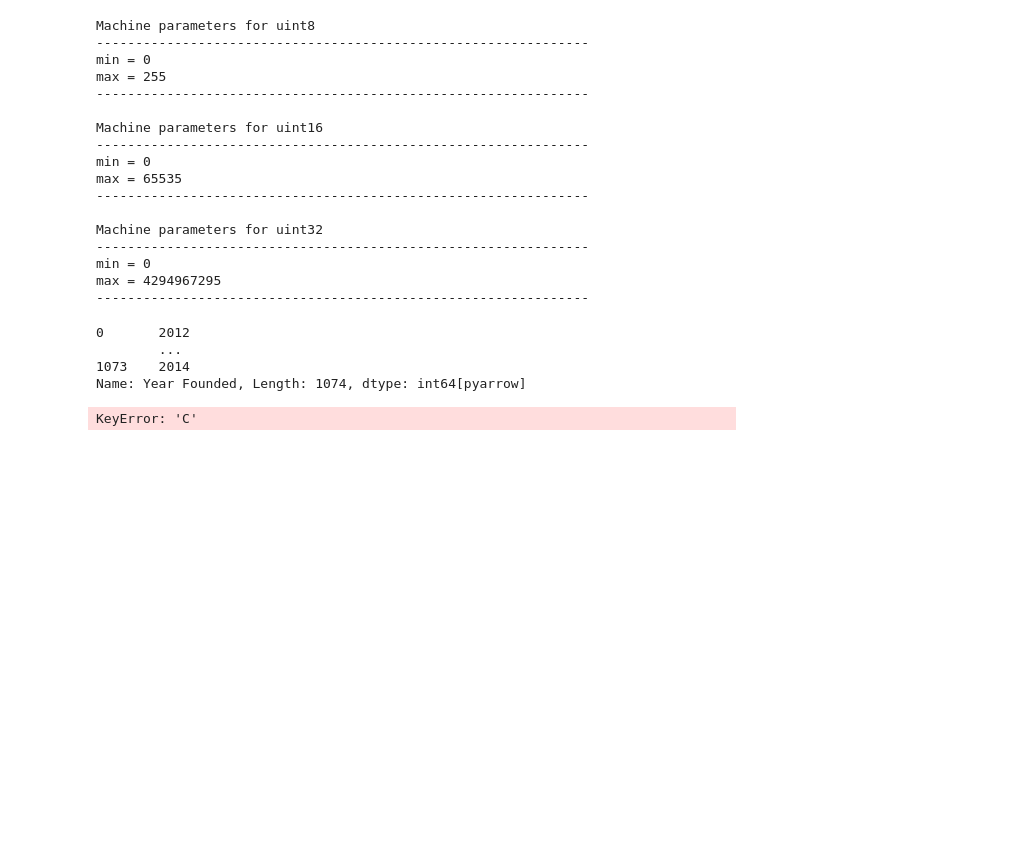
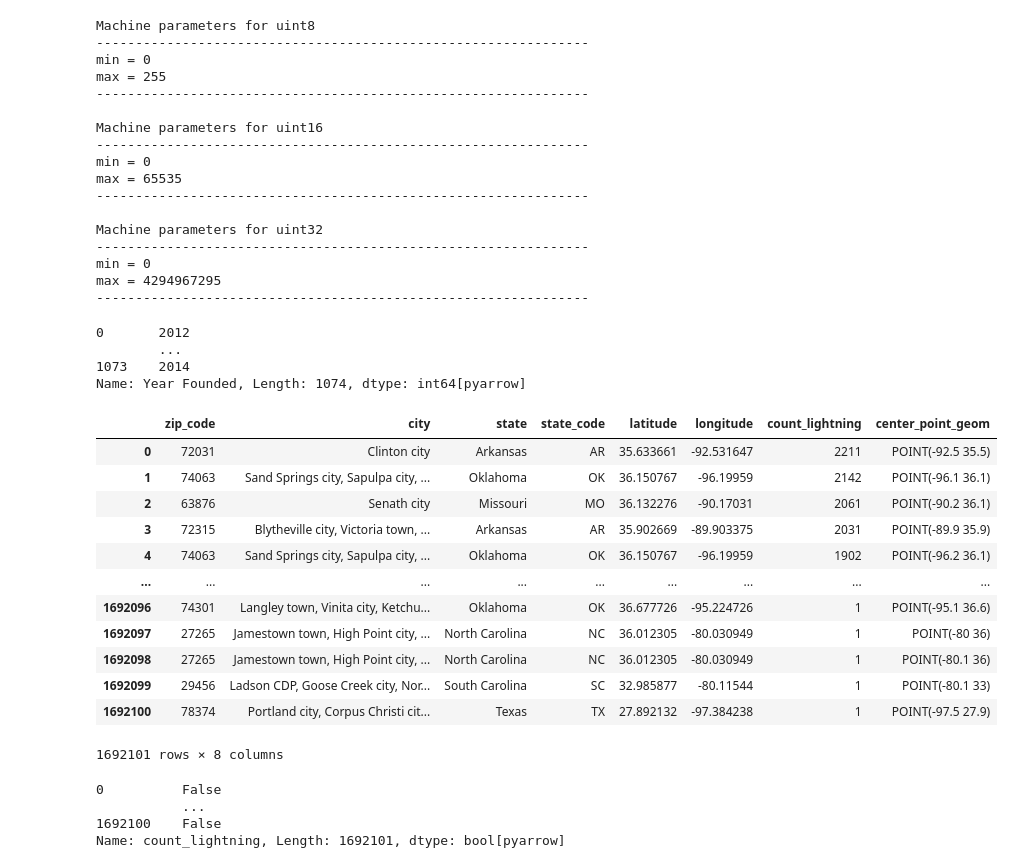
Before and after one commit to nurgelli/statistics_in_python, a Jupyter notebook: data_analysis/data_with_pandas.ipynb, the cells around one changed output. Drawn from its saved outputs; the diff is of its cells as text; code cells hidden in the pictures; blank space fills up the shorter version.

```diff
--- a/data_analysis/data_with_pandas.ipynb
+++ b/data_analysis/data_with_pandas.ipynb
@@ -426,20 +426,40 @@ Name: Year Founded, Length: 1074, dtype: int64[pyarrow]
 # %%
 
 import numpy as np
 import pandas as pd
 
 def clean_companies(df):
     return (df.assign(**df.select_dtypes('string').replace('', 'Missing').astype('category'),
-                      **{'count_lightning': df['count_lightning'].max())}
+                      **{'count_lightning': df['count_lightning']}
                     ).pipe(shrink_ints)
     )
 
 url = 'sources/Lightining-Infos.csv'
 raw = pd.read_csv(url, engine='pyarrow', dtype_backend='pyarrow')
 
 companies = clean_companies(raw)
 
 
-companies
+with pd.option_context('display.max_rows', 10, 'display.max_columns', 10):
+    display(companies)
+
+
+companies['count_lightning'] == 'NA'
 # %% [output]
+|  | zip_code | city | state | state_code | latitude | longitude | count_lightning | center_point_geom |
+| 0 | 72031 | Clinton city | Arkansas | AR | 35.633661 | -92.531647 | 2211 | POINT(-92.5 35.5) |
+| 1 | 74063 | Sand Springs city, Sapulpa city, ... | Oklahoma | OK | 36.150767 | -96.19959 | 2142 | POINT(-96.1 36.1) |
+| 2 | 63876 | Senath city | Missouri | MO | 36.132276 | -90.17031 | 2061 | POINT(-90.2 36.1) |
+| 3 | 72315 | Blytheville city, Victoria town, ... | Arkansas | AR | 35.902669 | -89.903375 | 2031 | POINT(-89.9 35.9) |
+| 4 | 74063 | Sand Springs city, Sapulpa city, ... | Oklahoma | OK | 36.150767 | -96.19959 | 1902 | POINT(-96.2 36.1) |
+| ... | ... | ... | ... | ... | ... | ... | ... | ... |
+| 1692096 | 74301 | Langley town, Vinita city, Ketchu... | Oklahoma | OK | 36.677726 | -95.224726 | 1 | POINT(-95.1 36.6) |
+| 1692097 | 27265 | Jamestown town, High Point city, ... | North Carolina | NC | 36.012305 | -80.030949 | 1 | POINT(-80 36) |
+| 1692098 | 27265 | Jamestown town, High Point city, ... | North Carolina | NC | 36.012305 | -80.030949 | 1 | POINT(-80.1 36) |
+| 1692099 | 29456 | Ladson CDP, Goose Creek city, Nor... | South Carolina | SC | 32.985877 | -80.11544 | 1 | POINT(-80.1 33) |
+| 1692100 | 78374 | Portland city, Corpus Christi cit... | Texas | TX | 27.892132 | -97.384238 | 1 | POINT(-97.5 27.9) |
-KeyError: 'C'
+1692101 rows × 8 columns
+0          False
+           ...
+1692100    False
+Name: count_lightning, Length: 1692101, dtype: bool[pyarrow]
```
